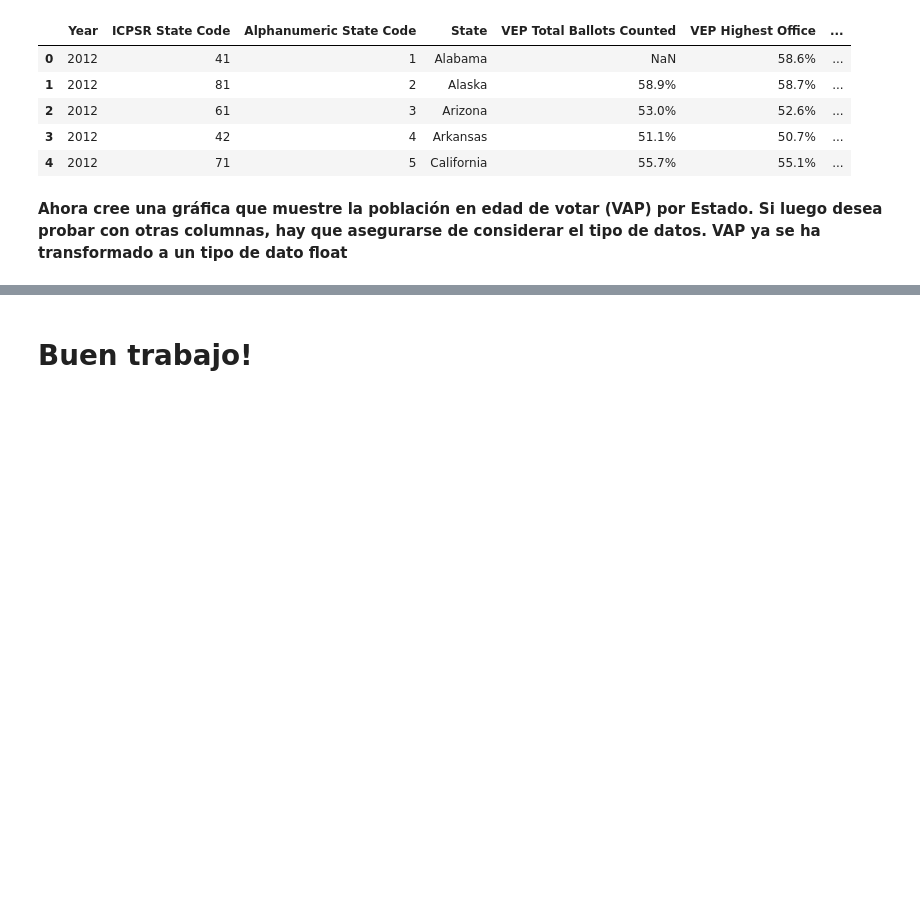
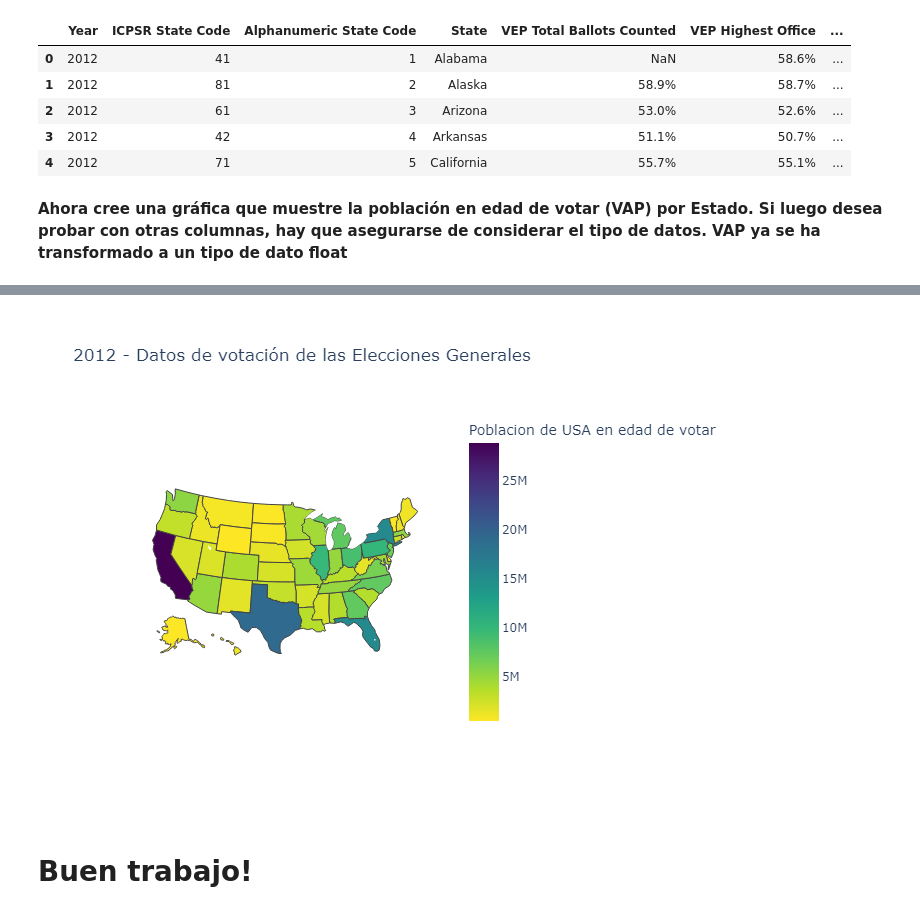
Before and after one commit to Coralain10/AdminInfo2022, a Jupyter notebook: U4_lab2/09-Visualizacion-Geografica/03-Mapas Coropletas – Ejercicio - Solucion.ipynb, the cells around one changed output, grey strips where cells are left out. Saved outputs shown, nothing was run; the diff lists cells and outputs as text; code cells hidden in the pictures; blank space fills up the shorter version.

```diff
--- a/U4_lab2/09-Visualizacion-Geografica/03-Mapas Coropletas – Ejercicio - Solucion.ipynb
+++ b/U4_lab2/09-Visualizacion-Geografica/03-Mapas Coropletas – Ejercicio - Solucion.ipynb
@@ -111,5 +112,6 @@ layout = {
 }
 # %%
 choromap = go.Figure(data = [data],layout = layout)
-iplot(choromap,validate=False)
+choromap.show("png")
+#iplot(choromap,validate=False)
 # %% [output]
@@ -117,2 +118,3 @@ iplot(choromap,validate=False)
+[figure, added]
 # %% [markdown]
 # Buen trabajo!
```
Also changed, not shown: parts of 2 cells of this notebook.
